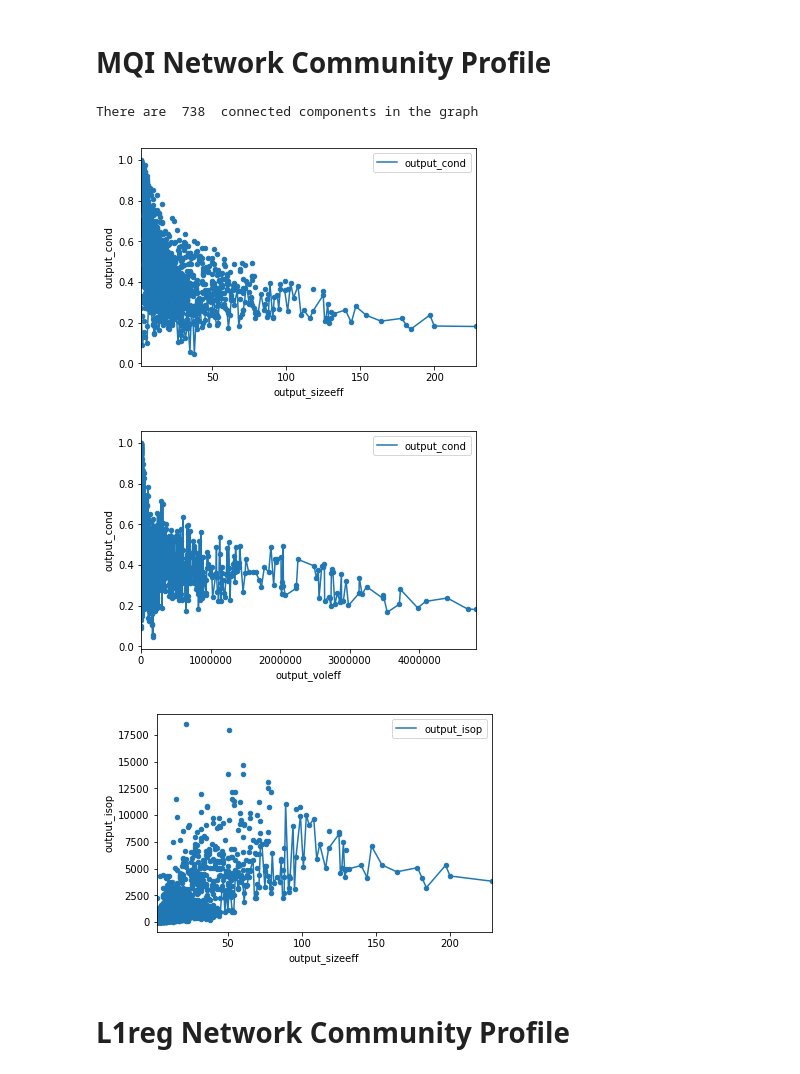
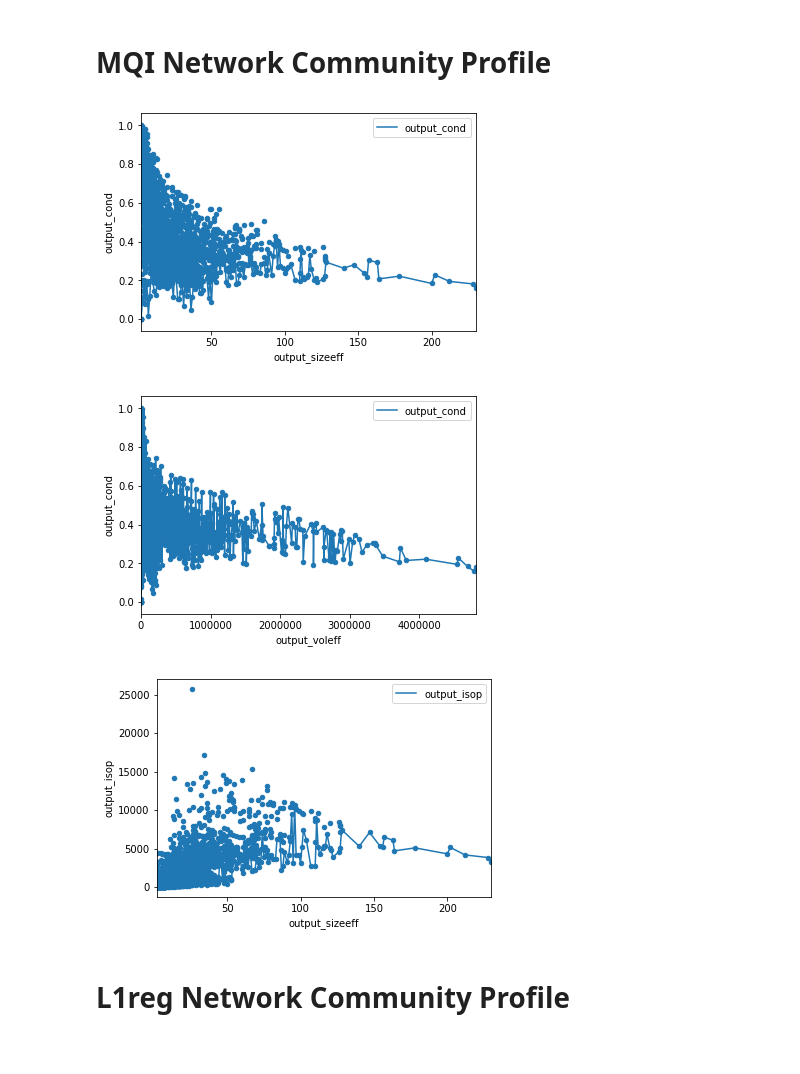
Before and after one commit to kfoynt/LocalGraphClustering, a Jupyter notebook: notebooks/examples.ipynb, the cells around one changed output. Saved outputs shown, nothing was run; the diff lists cells and outputs as text; code cells hidden in the pictures.

```diff
--- a/notebooks/examples.ipynb
+++ b/notebooks/examples.ipynb
@@ -220,20 +219,19 @@ There are  738  connected components in the graph
 # %%
 G = graph_class_local.GraphLocal()
 G.read_graph("./datasets/neuro-fmri-01.edges","edgelist", " ")
 ncp_instance = ncp.Ncp()
-df = ncp_instance.produce(G,"mqi")
+df = ncp_instance.produce(G,method="mqi",ratio=0.5,do_largest_component=True)
 ncp_plots = ncpplots.NCPPlots(df)
 #plot conductance vs size
 ncp_plots.cond_by_size()
 #plot conductance vs volume
 ncp_plots.cond_by_vol()
 #plot isoperimetry vs size
 ncp_plots.isop_by_size()
 # %% [output]
-There are  738  connected components in the graph
-[figure, old version]
+[figure, new version]
-[figure, old version]
+[figure, new version]
-[figure, old version]
+[figure, new version]
 # %% [markdown]
 # L1reg Network Community Profile
 # %%
```
Also changed, not shown: parts of 4 cells of this notebook, 3 other files.
